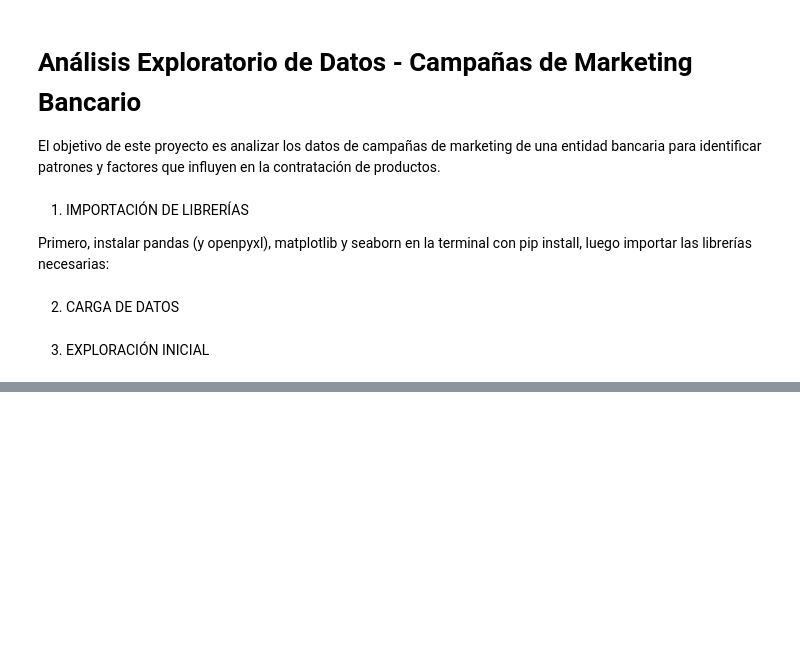
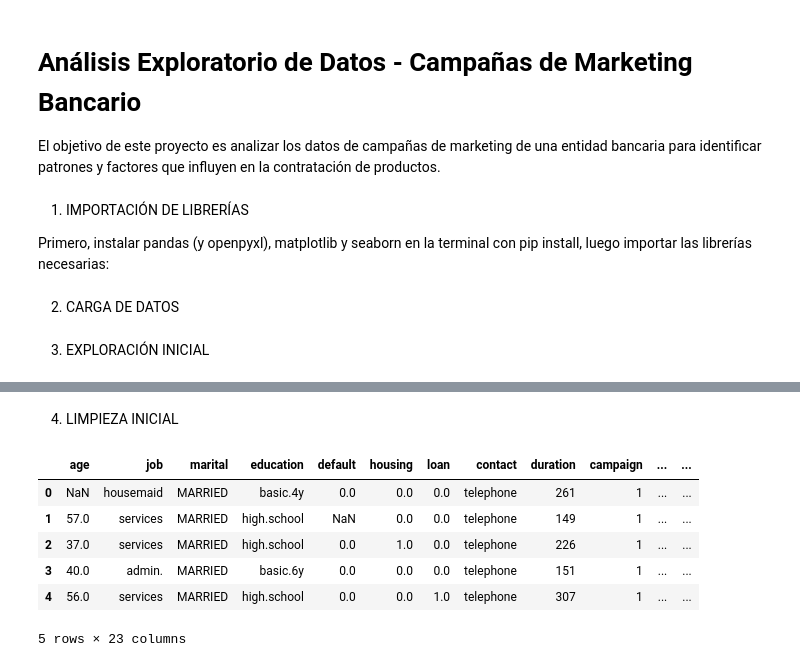
Before and after one commit to SofiaConsoli/proyecto_EDA_python, a Jupyter notebook: notebooks/analisis_eda.ipynb, the cells around one changed output, grey strips where cells are left out. Saved outputs shown, nothing was run; the diff lists cells and outputs as text; code cells hidden in the pictures; blank space fills up the shorter version.

Commit message:
2nd commit, limpieza inicial

```diff
--- a/notebooks/analisis_eda.ipynb
+++ b/notebooks/analisis_eda.ipynb
@@ -25,0 +88,15 @@ df_clientes = pd.concat([df1, df2, df3])
+# %% [markdown]
+4. LIMPIEZA INICIAL
+# %%
+# Eliminar la columna "Unnamed: 0", índice innecesario
+df = df.drop(columns=["Unnamed: 0"])
+# %%
+df.head()
+# %% [output]
+|  | age | job | marital | education | default | housing | loan | contact | duration | campaign | ... | ... |
+| 0 | NaN | housemaid | MARRIED | basic.4y | 0.0 | 0.0 | 0.0 | telephone | 261 | 1 | ... | ... |
+| 1 | 57.0 | services | MARRIED | high.school | NaN | 0.0 | 0.0 | telephone | 149 | 1 | ... | ... |
+| 2 | 37.0 | services | MARRIED | high.school | 0.0 | 1.0 | 0.0 | telephone | 226 | 1 | ... | ... |
+| 3 | 40.0 | admin. | MARRIED | basic.6y | 0.0 | 0.0 | 0.0 | telephone | 151 | 1 | ... | ... |
+| 4 | 56.0 | services | MARRIED | high.school | 0.0 | 0.0 | 1.0 | telephone | 307 | 1 | ... | ... |
+5 rows × 23 columns
```
Also changed, not shown: parts of 10 cells of this notebook.
